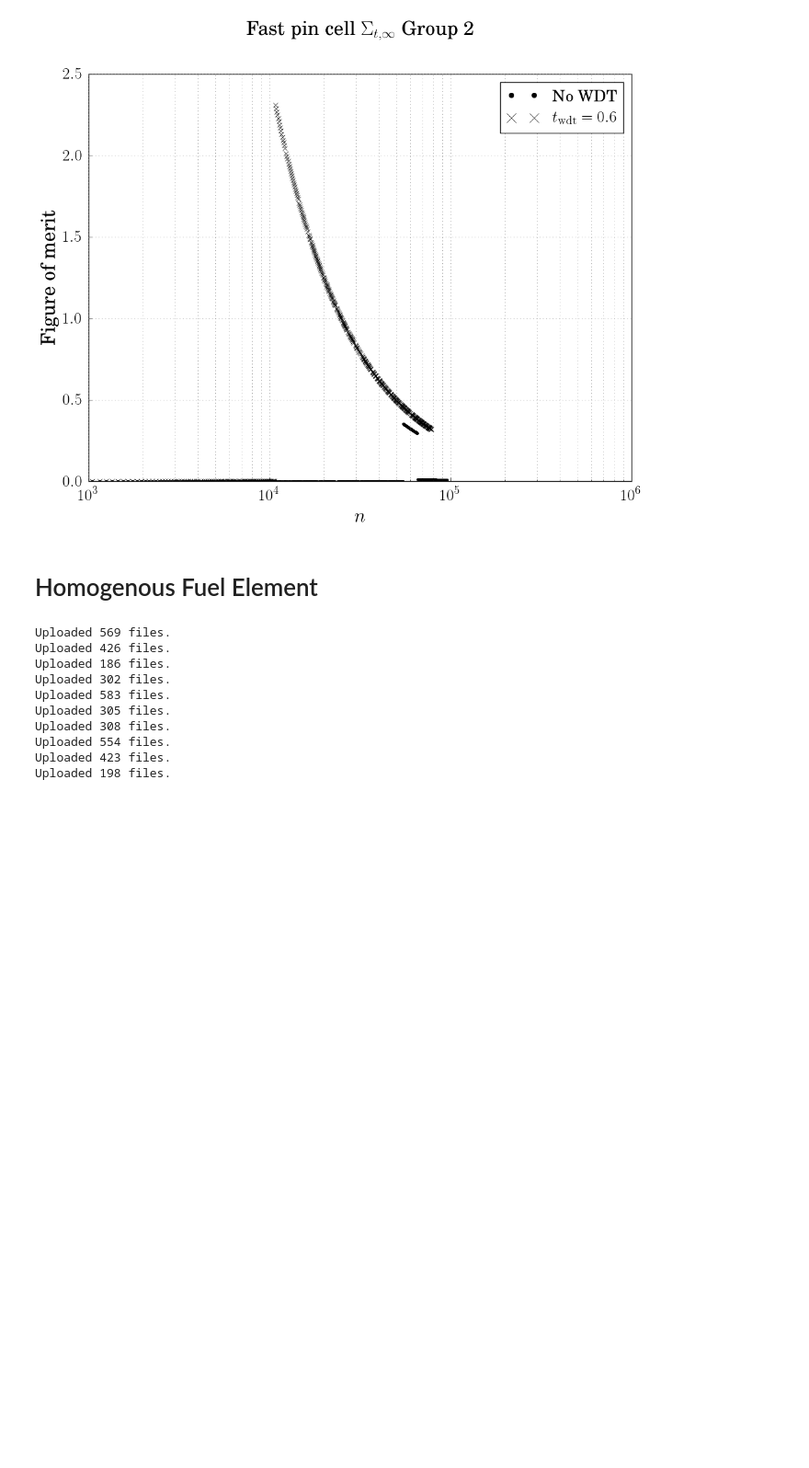
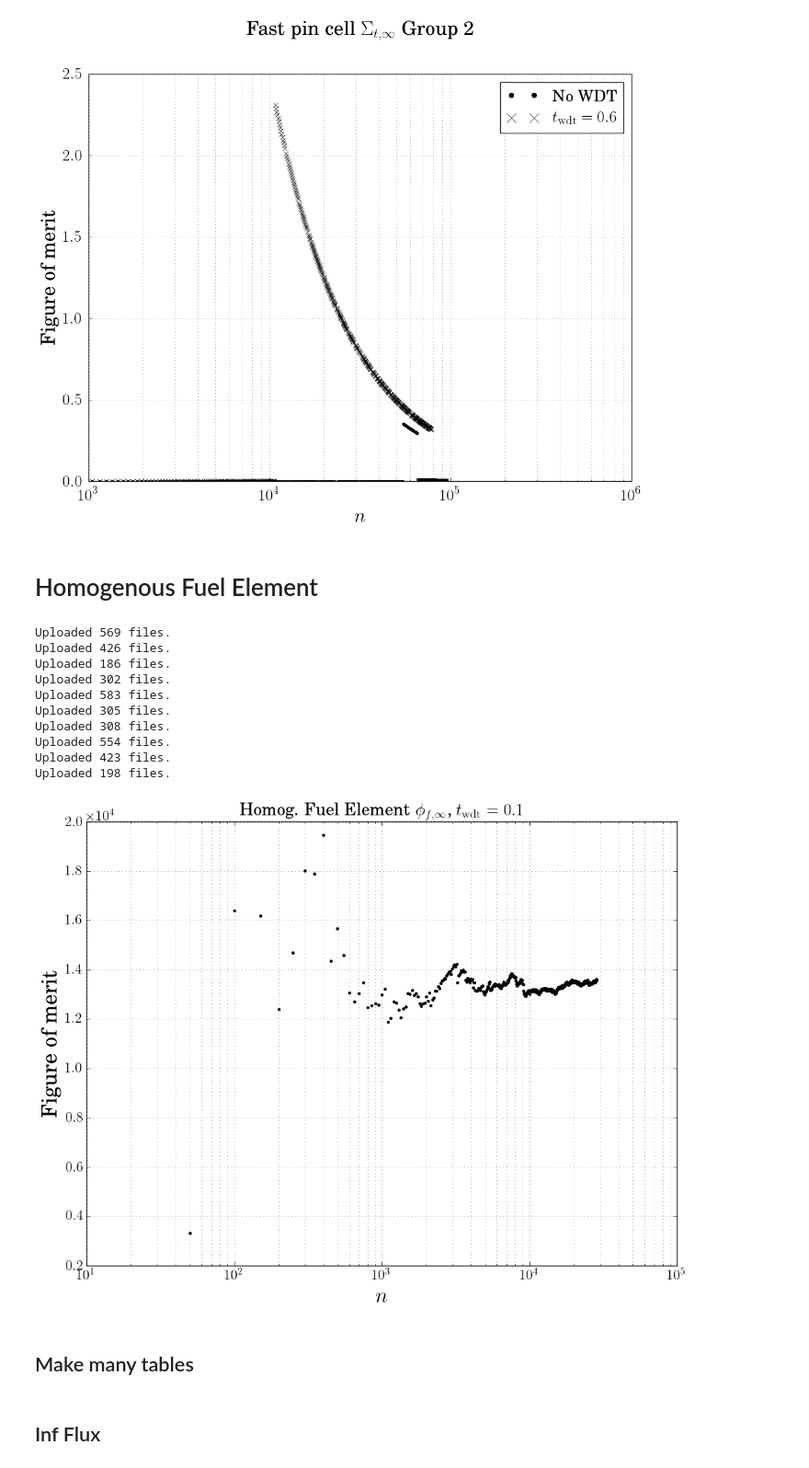
Before and after one commit to JessicaRehak/WDT_Analysis, a Jupyter notebook: Masters Report.ipynb, the cells around one changed output. Shown at 92% size. Drawn from its saved outputs; the diff is of its cells as text; code cells hidden in the pictures; blank space fills up the shorter version.

Commit message:
Final updates prior to thesis

```diff
--- a/Masters Report.ipynb
+++ b/Masters Report.ipynb
@@ -285,8 +285,8 @@ Uploaded 492 files.
 ### Create Data Tables
 # %%
 base_dir = '/home/josh/repos/masters_thesis/include/tables/'
-labels = ['INF_FLX','INF_TOT']
-grps = [1,2]
+labels = ['INF_SP0']
+grps = [1,2,3,4]
 n_pts = 20
 
 for label in labels:
@@ -422,5 +422,46 @@ Uploaded 308 files.
 Uploaded 554 files.
 Uploaded 423 files.
 Uploaded 198 files.
+# %%
+label = 'INF_FLX'
+file_name = 'homog_fom_convergence_example'
+#grps = range(1,7)
+grps = range(1,7)
+pts = 20
+font_size = 16
+label_size= 24
+data = homog_comp.data[0].get_collapse(label, grps)
+plt.figure(figsize=(12, 9))
+plt.semilogx(data[:,0], data[:,1],'.')
+#plt.axhline(homog_comp.data[0].get_collapse_avg(label,grps,pts))
+#plt.ylim([1.5e5,2e5])
+#plt.xlim([1e4,1e5])
+ax = plt.gca()
+plt.rc('font', size=font_size)
+ax.yaxis.get_major_formatter().set_powerlimits((0, 1))
+ax.spines["top"].set_visible(True)
+ax.spines["right"].set_visible(True)
+plt.ylabel('Figure of merit', fontsize=label_size)
+plt.xlabel('$n$', fontsize=label_size)
+plt.xticks(fontsize=font_size)
+plt.yticks(fontsize=font_size)
+ax.tick_params(axis='y', labelsize=font_size)
+#plt.legend(fontsize=font_size, loc='best',markerscale=2.0)
+line = plt.gca().get_lines()[0]
+line.set_marker('.')
+line.set_color('black')
+#L = plt.legend(fontsize=font_size, loc='best',markerscale=3.0)
+#L.get_texts()[0].set_text('No WDT')
+#L.set_visible(False)
+
+plt.title('Homog. Fuel Element $\phi_{f, \infty}$, $t_{\mathrm{wdt}} = 0.1$')
+plt.grid(True,which='both',color='0.5')
+plt.savefig("/home/josh/repos/masters_thesis/images/" + file_name + ".pdf",
+           format = 'pdf', bbox_inches='tight')
+plt.show()
+# %% [output]
+[figure, added]
+# %% [markdown]
+## Make many tables
 # %%
 base_dir = '/home/josh/repos/masters_thesis/include/tables/homog/'
@@ -447,3 +488,5 @@ for label in labels:
         file_name = 'homog_' + label.lower() + '_grp_' + str(grp) + '.tex'
         with open(base_dir + file_name,'w') as f:
             f.write(df.to_latex(formatters=[twdt,fom,ratio], index = False, escape = False))
+# %% [markdown]
+## Inf Flux
```
Also changed, not shown: parts of 18 cells of this notebook, 4 other files.
